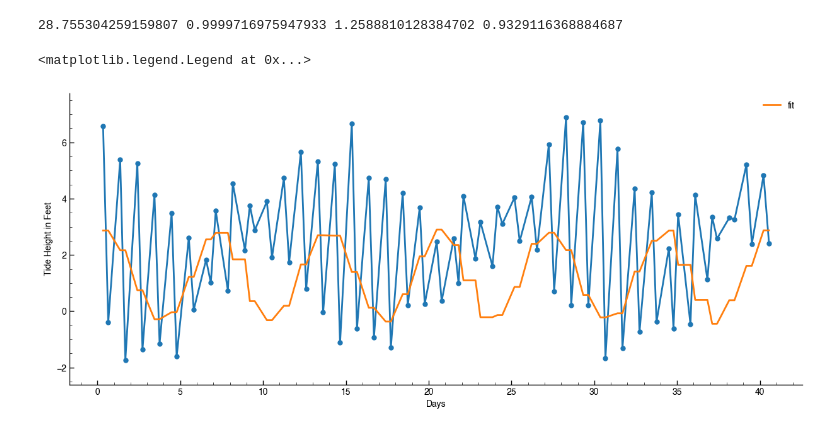
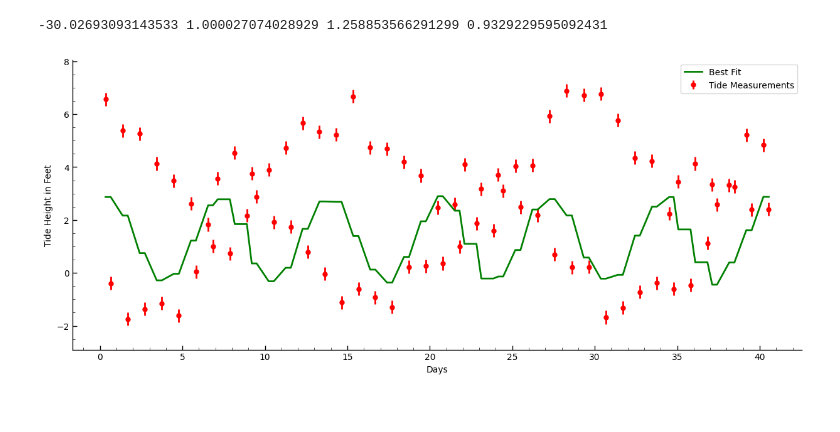
Before and after one commit to DarwinMelchiorre/ASTR-19-group-project, a Jupyter notebook: group_project_2.ipynb, the cells around one changed output. Saved outputs shown, nothing was run; the diff lists cells and outputs as text; code cells hidden in the pictures.

```diff
--- a/group_project_2.ipynb
+++ b/group_project_2.ipynb
@@ -13,18 +13,18 @@ hours = h+(m/60)         #divide minutes by 60 (minutes) to calculate the portio
 days = (hours/24)+(x-1)  #divide the hours (and minute portions in terms of hrs) by 24 (hrs) to get the numerical portion of the day
                          # add to the day that the times were recorded on minus 1 because the first day is the initial start of time, so start time would be 0
 
+npoints=82
 z= np.linspace(0,41,82)#value for approximation
+y_err = np.full(npoints,sig,dtype=np.float32)
 
-
-plt.figure(figsize= (15,6))
-plt.xlabel('Days')
-plt.ylabel('Tide Height in Feet')
-plt.scatter(days,y)
-plt.plot(days,y)
-plt.xlim([0,40])
+f , ax = plt.subplots(1,1,figsize=(15,6))
+ax.set_xlabel('Days')
+ax.set_ylabel('Tide Height in Feet')
+ax.errorbar(days,y,y_err,fmt='o', color='red',label='Tide Measurements')
+ax.set_xlim([0,40])
 sin = np.sin
 pi = np.pi
-
 #guesses at oscillartory functions
-plt.plot(z,3*sin(2.5*pi*z)+2+2*sin(-0.4*z)+np.cos(-0.4*z))
+ax.plot(z,3*sin(2.5*pi*z)+2+2*sin(-0.4*z)+np.cos(-0.4*z),color='blue',label='Best Guess Module')
+plt.legend()
 # %% [output]
@@ -33,44 +33,40 @@ plt.plot(z,3*sin(2.5*pi*z)+2+2*sin(-0.4*z)+np.cos(-0.4*z))
-# %%
-plt.style.use("./astr19_matplotlib_defaults.txt")
 # %%
 from scipy import optimize
-npoints=82
 sin = np.sin
 pi = np.pi
 a=3
 b=2.5
 c=2
 d=-0.4
 f=(a*sin(b*pi*x)+c+c*sin(d*x)+np.cos(d*x))
 sig=0.25
 f_err=np.full(82,sig)
 #define the function to fit
 def f_line(x, a, b, c, d):
     return (a*sin(b*pi*x)+c+c*sin(d*x)+np.cos(d*x))
 params, params_cov=optimize.curve_fit(f_line,x,f,sigma=f_err,p0=None)
 a_fit=params[0]
 b_fit=params[1]
 c_fit=params[2]
 d_fit=params[3]
 
 print(a_fit, b_fit, c_fit, d_fit)
 f_fit=a_fit*sin(b_fit*pi*x)+c_fit+c_fit*sin(d_fit*x)+np.cos(d_fit*x)
 
 #plt.figure(y,f_fit)
 #plt.plot(days,y)
 #plt.xlim(0,40)
 
-f=plt.figure(figsize=(15,6))
-plt.plot(days,y)
-plt.scatter(days,y)
-plt.plot(days,f_fit,label='fit')
-plt.xlabel('Days')
-plt.ylabel('Tide Height in Feet')
-plt.legend(loc=0,frameon=False)
+f, ax = plt.subplots(1,1,figsize=(15,6))
+ax.errorbar(days,y,y_err,fmt='o', color='red',label='Tide Measurements')
+ax.plot(days,f_fit,label='Best Fit', color='green')
+ax.set_xlabel('Days')
+ax.set_ylabel('Tide Height in Feet')
+plt.legend()
+plt.savefig("Best_Fit.pdf",dpi=600)
 # %% [output]
-28.755304259159807 0.9999716975947933 1.2588810128384702 0.9329116368884687
+-30.02693093143533 1.000027074028929 1.258853566291299 0.9329229595092431
-<matplotlib.legend.Legend at 0x...>
-[figure, old version]
+[figure, new version]
 # %%
 #create idx_model and sets it equal to the days vallues sorted in order
 idx_model = np.argsort(days)
```
Also changed, not shown: parts of 7 cells of this notebook.
